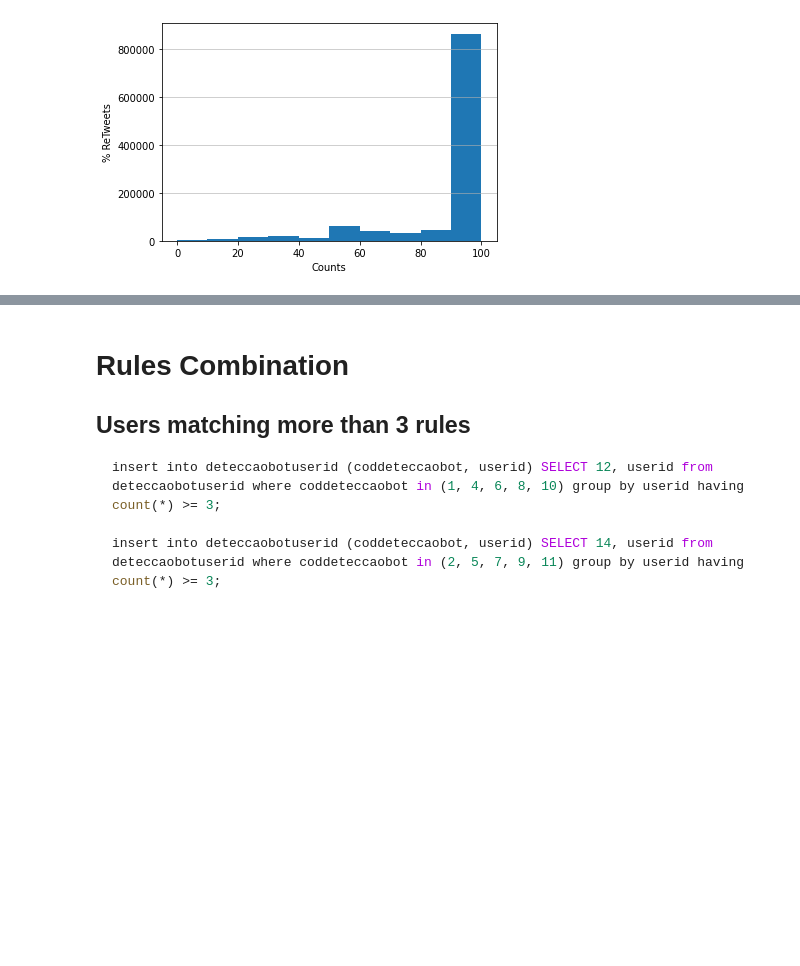
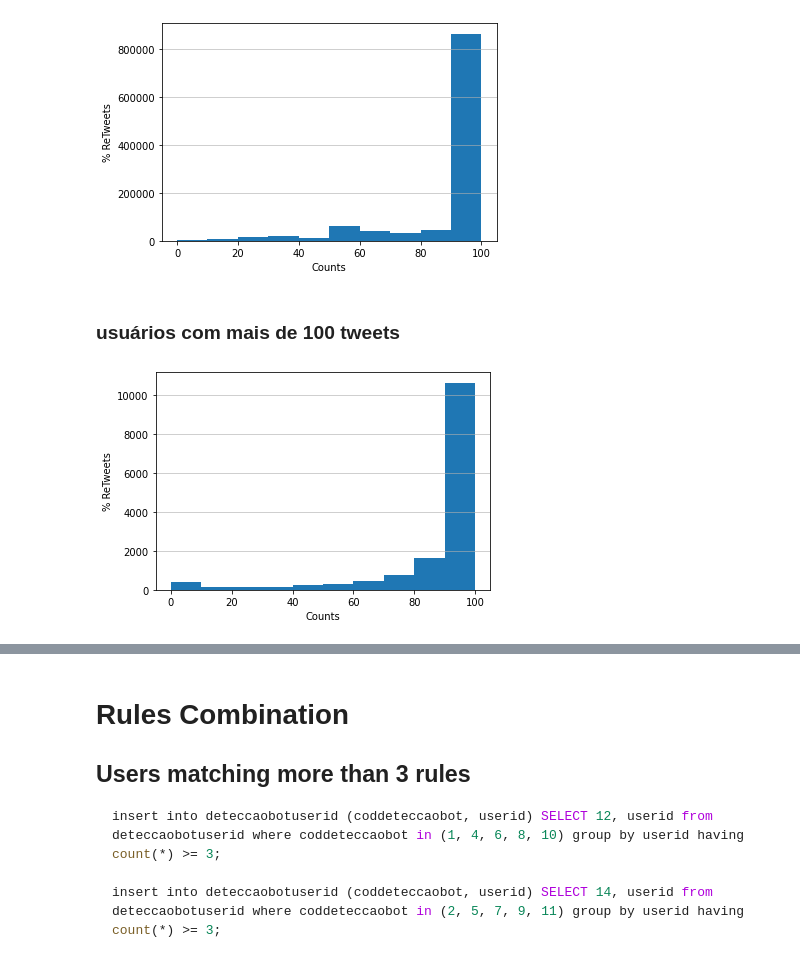
Before and after one commit to mtarcinalli/twitter-covid, a Jupyter notebook: 03_bots_detection_postgres.ipynb, the cells around one changed output, grey strips where cells are left out. Drawn from its saved outputs; the diff is of its cells as text; code cells hidden in the pictures; blank space fills up the shorter version.

```diff
--- a/03_bots_detection_postgres.ipynb
+++ b/03_bots_detection_postgres.ipynb
@@ -220,3 +220,15 @@ plt.hist(tweetsRts.tweets, weights=tweetsRts.counts)
 plt.grid(axis='y', alpha=0.75)
 # %% [output]
 [figure]
+# %% [markdown]
+### usuários com mais de 100 tweets
+# %%
+# agrupando usuarios com mais de 100 tweets fr
+!q -d'|' "select c4, count(c1) from data/user_tweets_rts_pt.csv where c3 > 100 group by c4 order by c4" > data/user_tweets_rts_pt_group_gt_100.csv
+tweetsRts = pd.read_csv('data/user_tweets_rts_pt_group_gt_100.csv',names=['tweets','counts'],delimiter='|')
+plt.xlabel('Counts')
+plt.ylabel('% ReTweets')
+plt.hist(tweetsRts.tweets, weights=tweetsRts.counts)
+plt.grid(axis='y', alpha=0.75)
+# %% [output]
+[figure, added]
```
Also changed, not shown: parts of 1 cell of this notebook.
